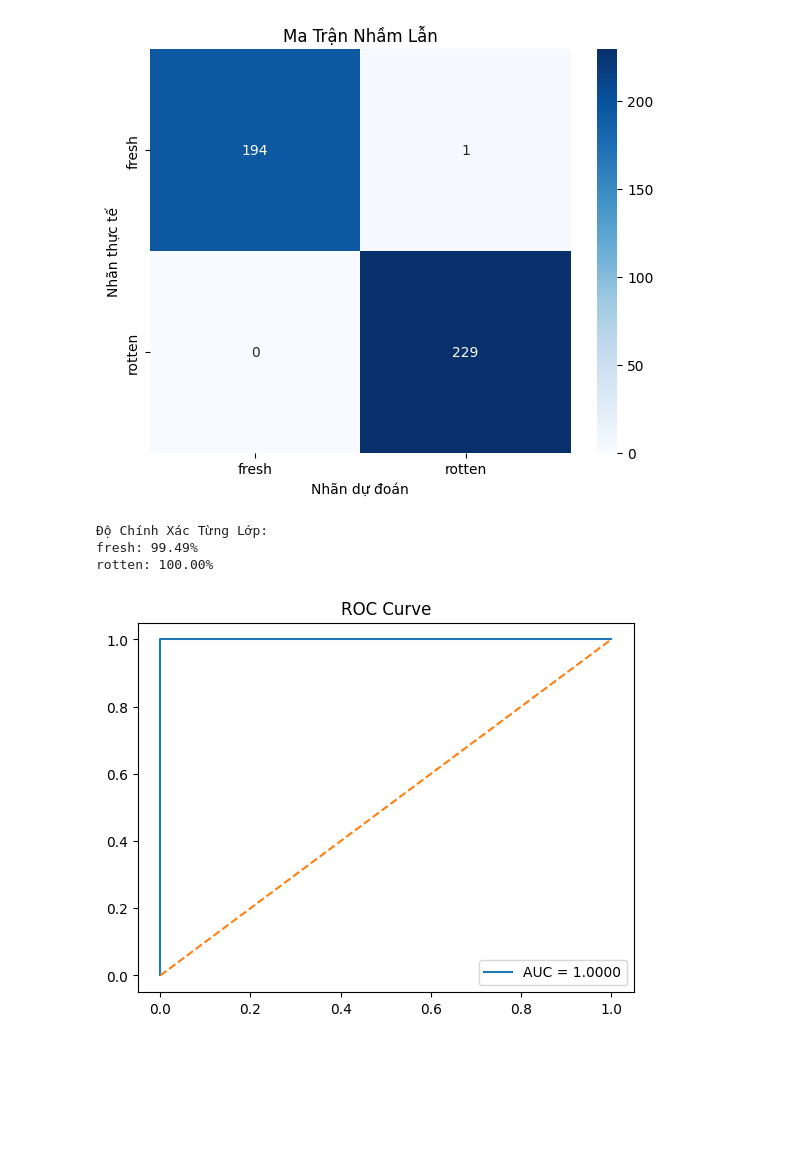
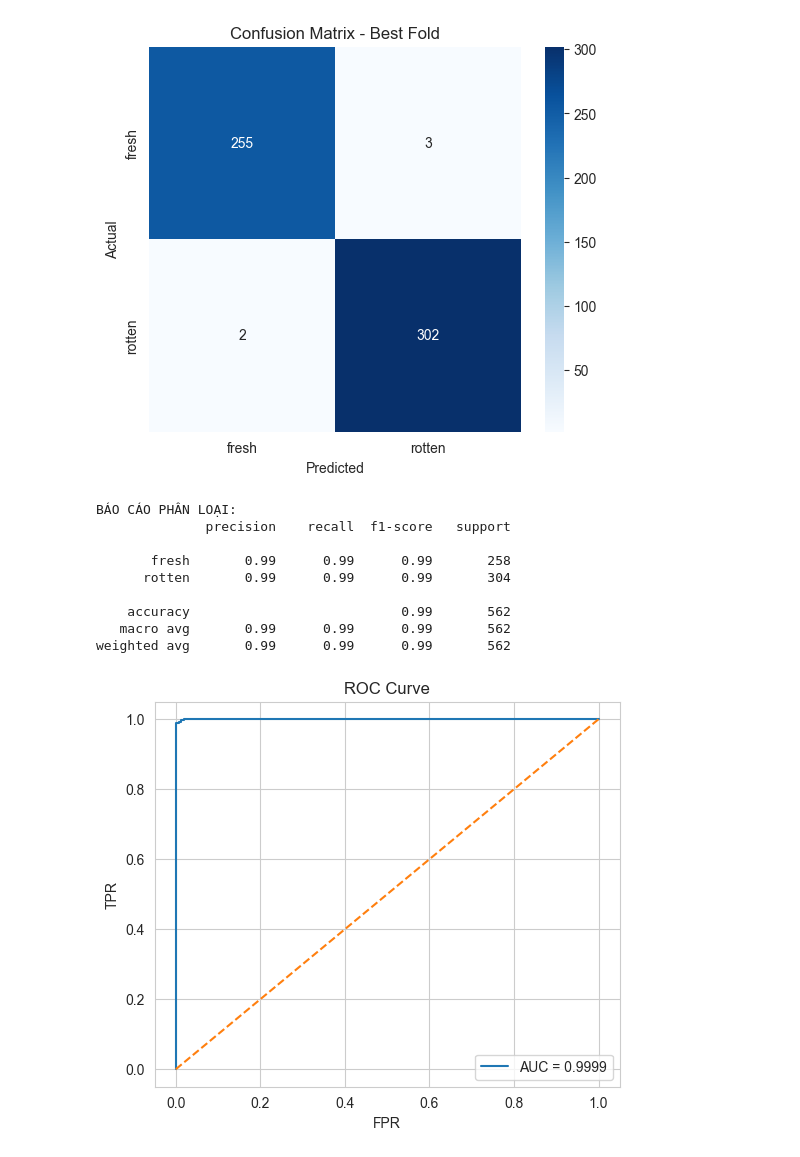
Before and after one commit to dhiyen/classifying-the-freshness-of-beef, a Jupyter notebook: code/EfficientNetB0.ipynb, the cells around one changed output. Cells and saved outputs as stored; diff of their text form; code cells hidden in the pictures; blank space fills up the shorter version.

Commit message:
Train lại mô hình EfficientNetB0 với K-fold

```diff
--- a/code/EfficientNetB0.ipynb
+++ b/code/EfficientNetB0.ipynb
@@ -270,6 +65,0 @@ plt.show()
-# %%
-# Đánh giá trên tập test
-test_loss, test_accuracy = model.evaluate(test_data, verbose=1)
-
-print(f"\nLoss trên tập test: {test_loss:.4f}")
-print(f"Độ chính xác trên tập test: {test_accuracy:.4f}")
@@ -302,0 +261,10 @@ weighted avg       1.00      1.00      1.00       424
+# %%
+best_model = tf.keras.models.load_model(best_model_path)
+
+# ================= PREDICT =================
+best_test_gen.reset()
+pred = best_model.predict(best_test_gen)
+pred_classes = (pred > 0.5).astype(int).reshape(-1)
+
+true = best_test_gen.classes
+names = list(best_test_gen.class_indices.keys())
@@ -303,38 +273,42 @@ weighted avg       1.00      1.00      1.00       424
 # %%
-# Confusion Matrix
-cm = confusion_matrix(true_classes, predicted_classes)
-
-plt.figure(figsize=(6, 5))
+# Ma Trận Nhầm Lẫn (Confusion Matrix)
+cm = confusion_matrix(true, pred_classes)
+plt.figure(figsize=(6,5))
 sns.heatmap(cm, annot=True, fmt='d', cmap='Blues',
-            xticklabels=class_names,
-            yticklabels=class_names)
-plt.title('Ma Trận Nhầm Lẫn')
-plt.ylabel('Nhãn thực tế')
-plt.xlabel('Nhãn dự đoán')
-plt.tight_layout()
+            xticklabels=names, yticklabels=names)
+plt.title("Confusion Matrix - Best Fold")
+plt.xlabel("Predicted")
+plt.ylabel("Actual")
 plt.show()
-
-# In độ chính xác cho từng lớp
-print("\nĐộ Chính Xác Từng Lớp:")
-for i, class_name in enumerate(class_names):
-    class_accuracy = cm[i, i] / cm[i].sum() * 100
-    print(f"{class_name}: {class_accuracy:.2f}%")
 # %% [output]
-[figure, old version]
+[figure, new version]
-Độ Chính Xác Từng Lớp:
-fresh: 99.49%
-rotten: 100.00%
+# %%
+# Classification Report
+print("\nBÁO CÁO PHÂN LOẠI:")
+print(classification_report(true_classes, pred_classes, target_names=class_names))
+# %% [output]
+BÁO CÁO PHÂN LOẠI:
+              precision    recall  f1-score   support
+
+       fresh       0.99      0.99      0.99       258
+      rotten       0.99      0.99      0.99       304
+
+    accuracy                           0.99       562
+   macro avg       0.99      0.99      0.99       562
+weighted avg       0.99      0.99      0.99       562
 # %%
-# ROC CURVE (2 lớp)
-if len(class_names) == 2:
-    fpr, tpr, _ = roc_curve(true_classes, predictions[:,1])
-    roc_auc = auc(fpr, tpr)
+# ROC Curve
+fpr, tpr, _ = roc_curve(true, pred)
+roc_auc = auc(fpr, tpr)
 
-    plt.plot(fpr, tpr, label=f"AUC = {roc_auc:.4f}")
-    plt.plot([0,1],[0,1],'--')
-    plt.legend()
-    plt.title("ROC Curve")
-    plt.show()
+plt.figure(figsize=(6,5))
+plt.plot(fpr, tpr, label=f"AUC = {roc_auc:.4f}")
+plt.plot([0,1],[0,1],'--')
+plt.legend()
+plt.title("ROC Curve")
+plt.xlabel("FPR")
+plt.ylabel("TPR")
+plt.show()
 # %% [output]
-[figure, old version]
+[figure, new version]
 # %%
```
Also changed, not shown: parts of 24 cells of this notebook, 2 other files.
